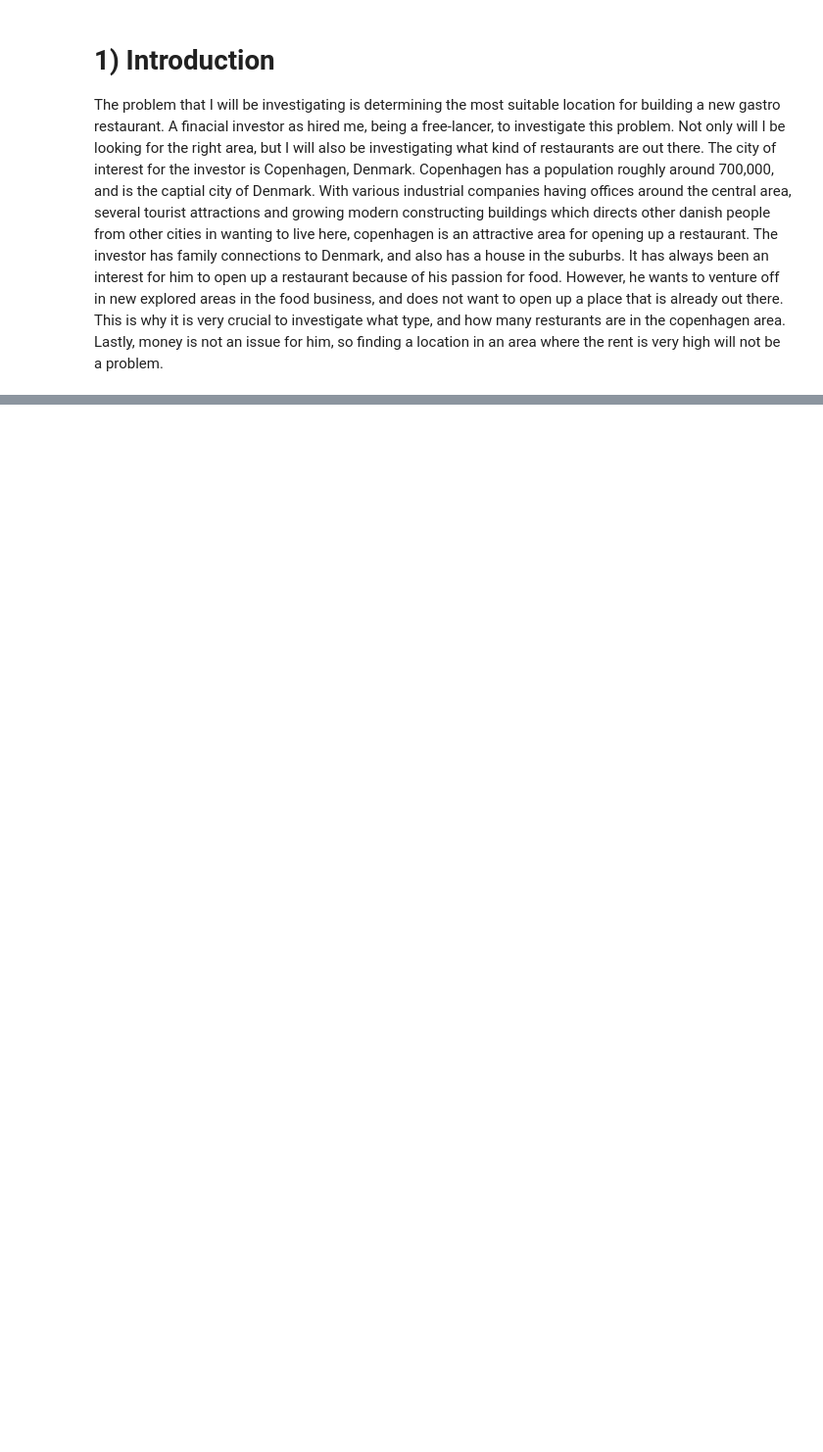
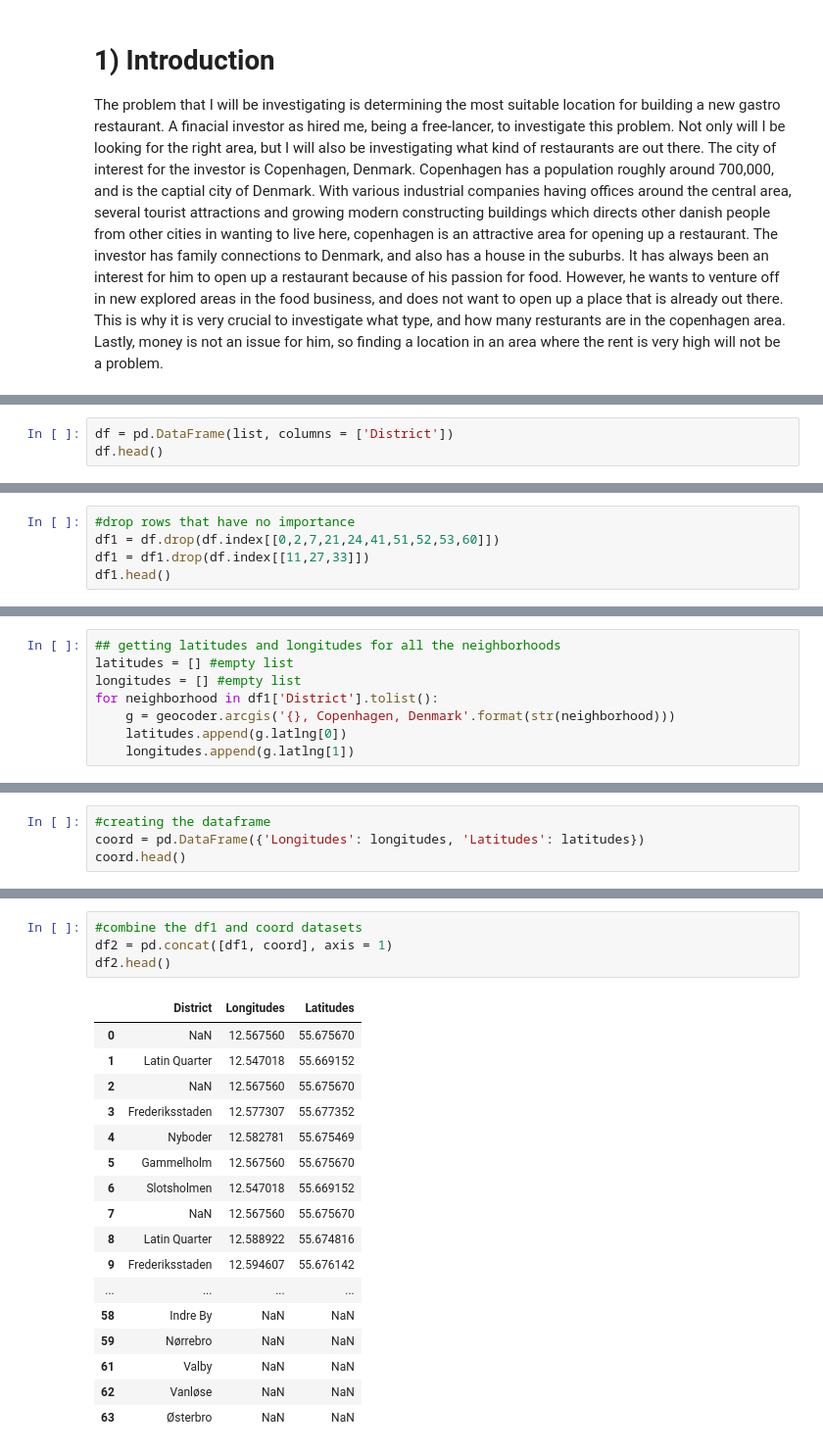
Before and after one commit to DanielAhmadDK/mini_machine_learning_projects, a Jupyter notebook: Capstone_final.ipynb, the cells around one changed output, grey strips where cells are left out. Shown at 98% size. Cells and saved outputs as stored; diff of their text form; blank space fills up the shorter version.

```diff
--- a/Capstone_final.ipynb
+++ b/Capstone_final.ipynb
@@ -6,0 +95,3 @@ To solve this problem, I will use foursquare to retrieve data on how many restur
+# %%
+df = pd.DataFrame(list, columns = ['District'])
+df.head()
@@ -6,0 +105,5 @@ To solve this problem, I will use foursquare to retrieve data on how many restur
+# %%
+#drop rows that have no importance
+df1 = df.drop(df.index[[0,2,7,21,24,41,51,52,53,60]])
+df1 = df1.drop(df.index[[11,27,33]])
+df1.head()
@@ -6,0 +120,8 @@ To solve this problem, I will use foursquare to retrieve data on how many restur
+# %%
+## getting latitudes and longitudes for all the neighborhoods
+latitudes = [] #empty list
+longitudes = [] #empty list
+for neighborhood in df1['District'].tolist():
+    g = geocoder.arcgis('{}, Copenhagen, Denmark'.format(str(neighborhood)))
+    latitudes.append(g.latlng[0])
+    longitudes.append(g.latlng[1])
@@ -6,0 +132,4 @@ To solve this problem, I will use foursquare to retrieve data on how many restur
+# %%
+#creating the dataframe
+coord = pd.DataFrame({'Longitudes': longitudes, 'Latitudes': latitudes})
+coord.head()
@@ -6,0 +143,22 @@ To solve this problem, I will use foursquare to retrieve data on how many restur
+# %%
+#combine the df1 and coord datasets
+df2 = pd.concat([df1, coord], axis = 1)
+df2.head()
+# %% [output]
+|  | District | Longitudes | Latitudes |
+| 0 | NaN | 12.567560 | 55.675670 |
+| 1 | Latin Quarter | 12.547018 | 55.669152 |
+| 2 | NaN | 12.567560 | 55.675670 |
+| 3 | Frederiksstaden | 12.577307 | 55.677352 |
+| 4 | Nyboder | 12.582781 | 55.675469 |
+| 5 | Gammelholm | 12.567560 | 55.675670 |
+| 6 | Slotsholmen | 12.547018 | 55.669152 |
+| 7 | NaN | 12.567560 | 55.675670 |
+| 8 | Latin Quarter | 12.588922 | 55.674816 |
+| 9 | Frederiksstaden | 12.594607 | 55.676142 |
+| ... | ... | ... | ... |
+| 58 | Indre By | NaN | NaN |
+| 59 | Nørrebro | NaN | NaN |
+| 61 | Valby | NaN | NaN |
+| 62 | Vanløse | NaN | NaN |
+| 63 | Østerbro | NaN | NaN |
```
Also changed, not shown: parts of 23 cells of this notebook.
